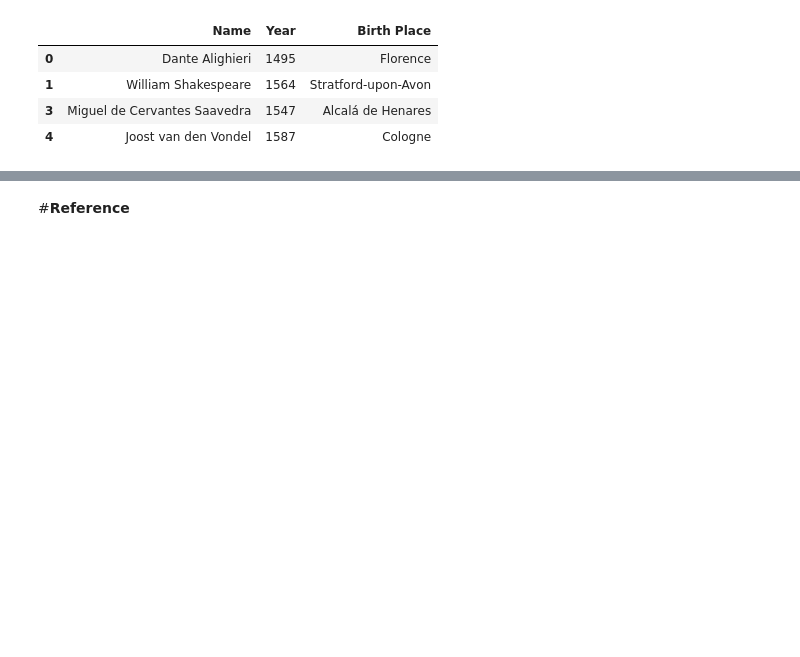
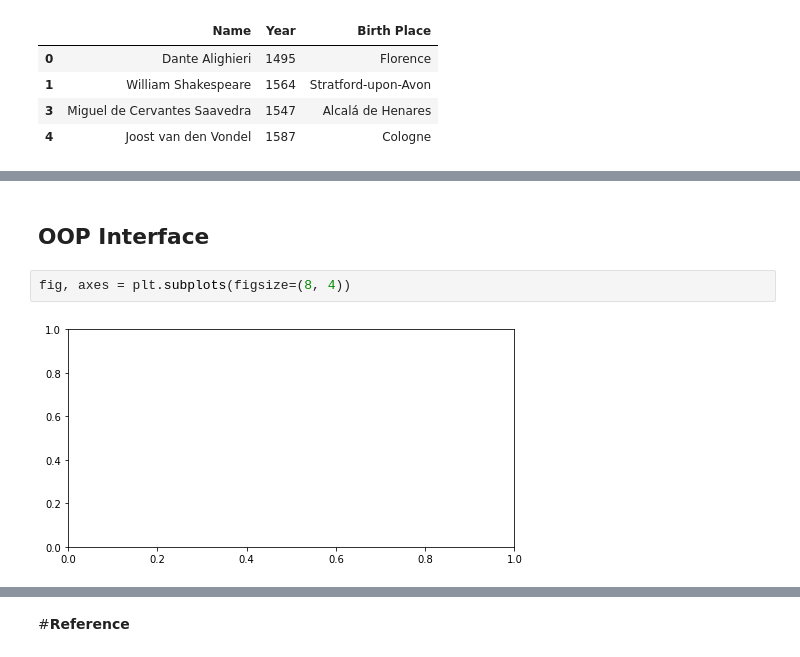
Before and after one commit to niklaust/Data_Science, a Jupyter notebook: Data_Cleaning_notebook_of_niklaust.ipynb, the cells around one changed output, grey strips where cells are left out. Cells and saved outputs as stored; diff of their text form; blank space fills up the shorter version.

```diff
--- a/Data_Cleaning_notebook_of_niklaust.ipynb
+++ b/Data_Cleaning_notebook_of_niklaust.ipynb
@@ -1292,0 +1339,6 @@ df2[df2['Year'] < 1700]
+# %% [markdown]
+## **OOP Interface**
+# %%
+fig, axes = plt.subplots(figsize=(8, 4))
+# %% [output]
+[figure, added]
```
Also changed, not shown: parts of 50 cells of this notebook.
